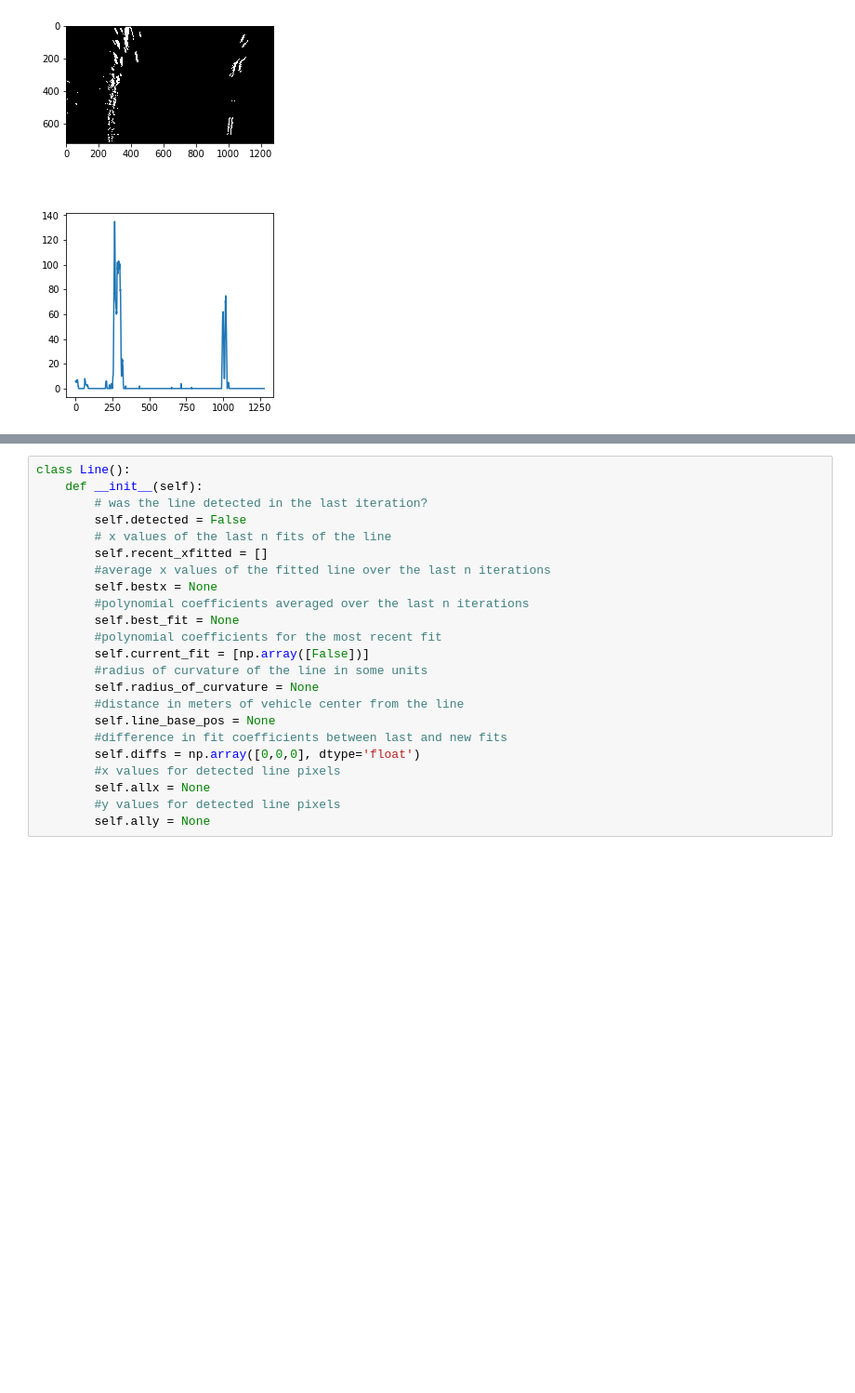
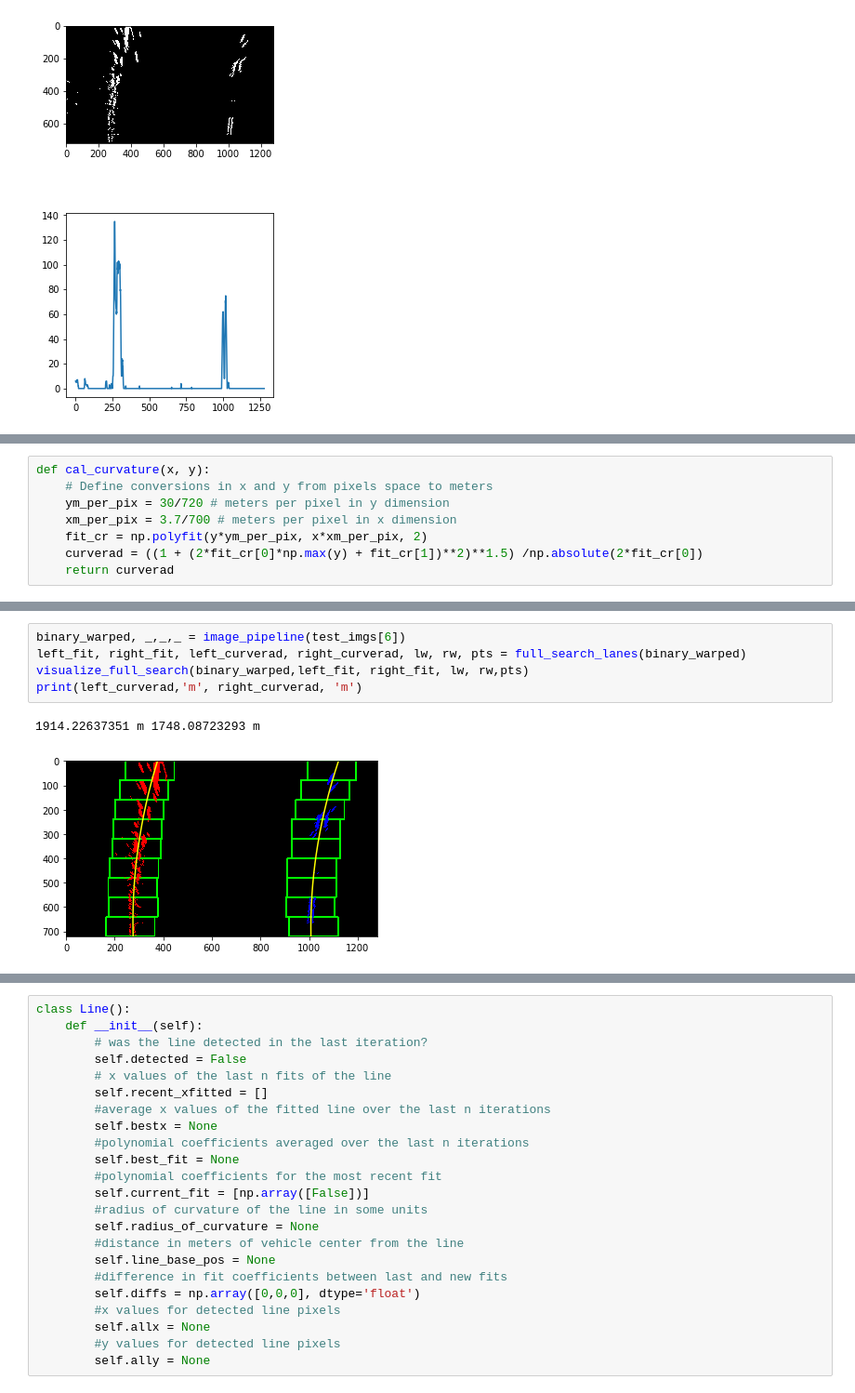
Before and after one commit to lizhang101/CarND, a Jupyter notebook: CarND-Advanced-Lane-Lines/find_lane_lines.ipynb, the cells around one changed output, grey strips where cells are left out. Shown at 93% size. Cells and saved outputs as stored; diff of their text form; blank space fills up the shorter version.

```diff
--- a/CarND-Advanced-Lane-Lines/find_lane_lines.ipynb
+++ b/CarND-Advanced-Lane-Lines/find_lane_lines.ipynb
@@ -334 +342,9 @@ axs[1].plot(histogram)
+# %%
+def cal_curvature(x, y):
+    # Define conversions in x and y from pixels space to meters
+    ym_per_pix = 30/720 # meters per pixel in y dimension
+    xm_per_pix = 3.7/700 # meters per pixel in x dimension
+    fit_cr = np.polyfit(y*ym_per_pix, x*xm_per_pix, 2)
+    curverad = ((1 + (2*fit_cr[0]*np.max(y) + fit_cr[1])**2)**1.5) /np.absolute(2*fit_cr[0])
+    return curverad
 # %%
@@ -422 +447,9 @@ plt.ylim(720, 0)
+# %%
+binary_warped, _,_,_ = image_pipeline(test_imgs[6])
+left_fit, right_fit, left_curverad, right_curverad, lw, rw, pts = full_search_lanes(binary_warped)
+visualize_full_search(binary_warped,left_fit, right_fit, lw, rw,pts)
+print(left_curverad,'m', right_curverad, 'm')
+# %% [output]
+1914.22637351 m 1748.08723293 m
+[figure, added]
 # %%
```
Also changed, not shown: parts of 9 cells of this notebook.
